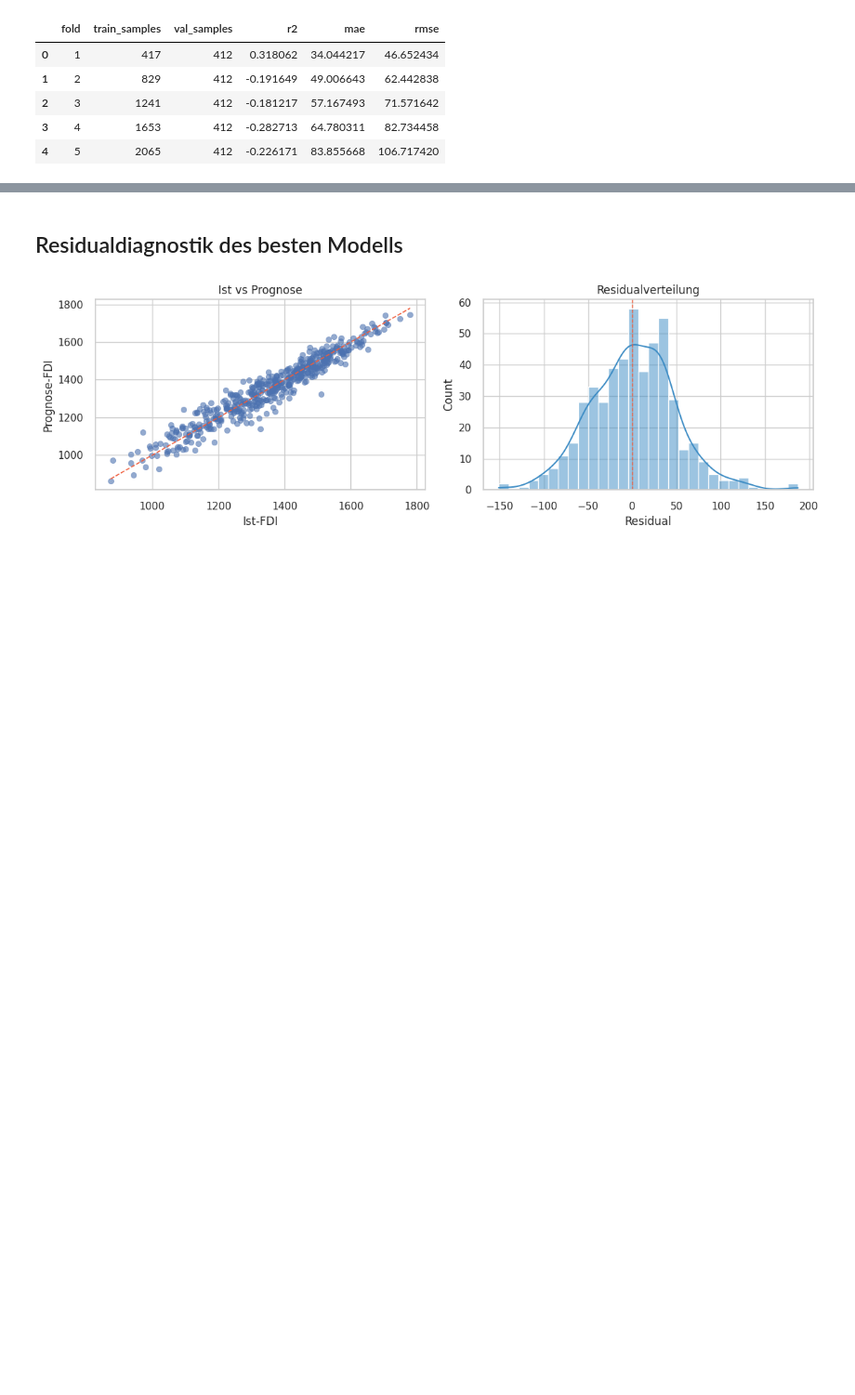
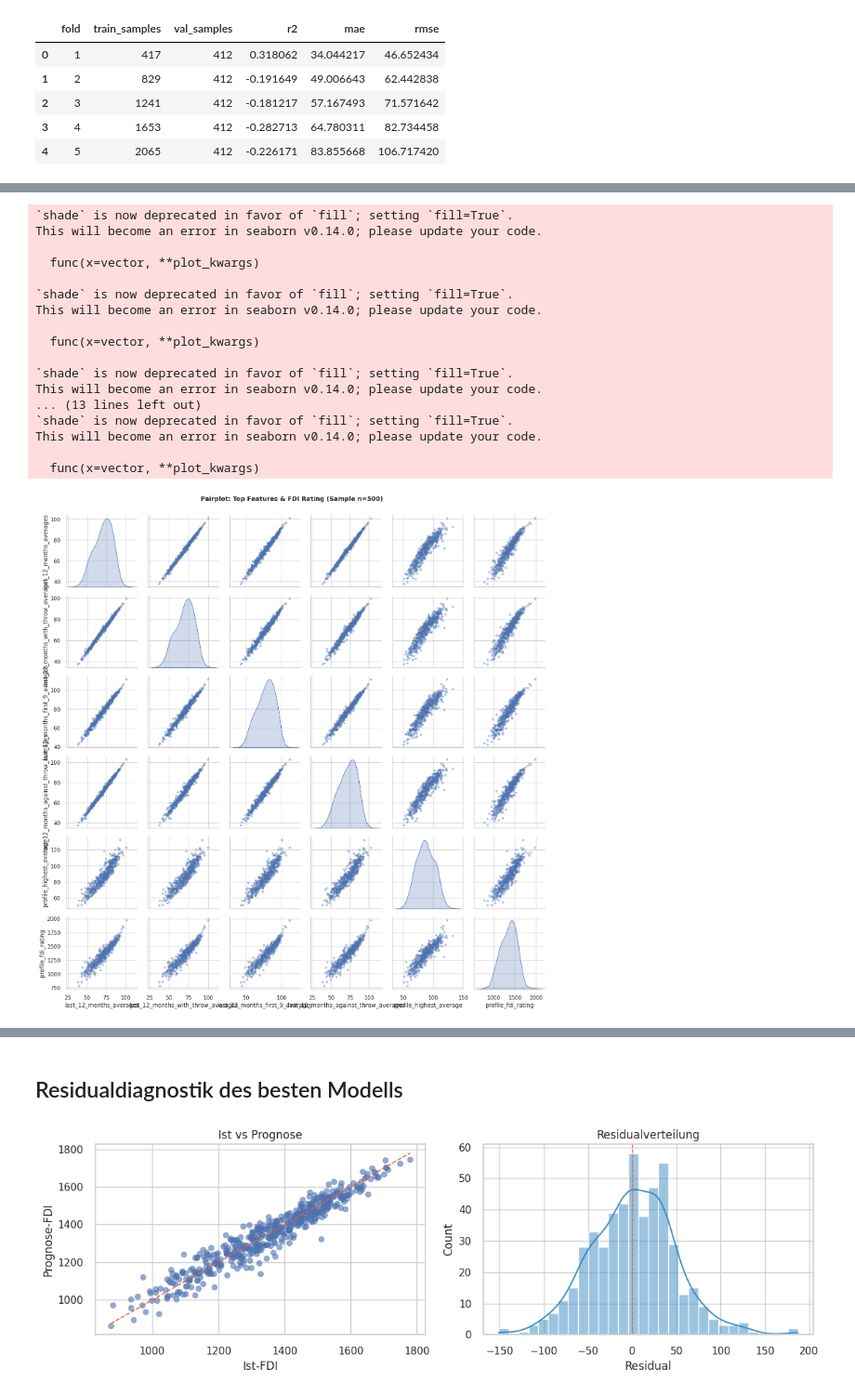
Before and after one commit to simon-w19/fdi-analytics, a Jupyter notebook: notebooks/fdi_rating_modeling.ipynb, the cells around one changed output, grey strips where cells are left out. Shown at 93% size. Drawn from its saved outputs; the diff is of its cells as text; code cells hidden in the pictures; blank space fills up the shorter version.

```diff
--- a/notebooks/fdi_rating_modeling.ipynb
+++ b/notebooks/fdi_rating_modeling.ipynb
@@ -28,9 +45,18 @@ from sklearn.model_selection import train_test_split, cross_validate, GridSearch
 from sklearn.metrics import r2_score, mean_absolute_error, mean_squared_error
 from sklearn.base import clone
 
-import joblib
+# ============================================================================
+# REFACTORED: Import production code aus pipeline/ statt Duplikation
+# ============================================================================
+from pipeline.features import (
+    engineer_features,
+    FEATURE_COLUMNS,
+    NUMERIC_FEATURES,
+    CATEGORICAL_FEATURES,
+    TARGET_COL,
+    DERIVED_FEATURES,
+)
+from pipeline.train import build_preprocessor
 
-plt.style.use("seaborn-v0_8")
-sns.set_theme(context="notebook", style="whitegrid", palette="deep")
 RANDOM_STATE = 42
 # %%
@@ -394,0 +1035,47 @@ PosixPath('/home/simon/code/hdm/statistics/template-repo-main/models/best_fdi_pi
+# %%
+print("\n" + "=" * 70)
+print("PAIRPLOT: TOP FEATURES & ZIELVARINALE")
+print("=" * 70)
+
+# Wähle Top-5 numerische Features + Target
+top_numeric = [f for f in importance_df.head(5)['feature'].tolist() if f in numeric_features]
+pairplot_cols = top_numeric + [target]
+
+# Begrenzte Sampling für Performance (Pairplot ist langsam bei 2000+ Zeilen)
+sample_size = min(500, len(X_train))
+sample_idx = np.random.choice(X_train.index, size=sample_size, replace=False)
+
+pairplot_data = model_df.loc[sample_idx, pairplot_cols].copy()
+
+print(f"\n📊 Erstelle Pairplot mit {len(pairplot_cols)} Features (Sample: {sample_size} Spieler)...")
+
+# Pairplot
+pair_plot = sns.pairplot(
+    pairplot_data,
+    diag_kind='kde',
+    plot_kws={'alpha': 0.4, 's': 20, 'edgecolor': None},
+    diag_kws={'shade': True, 'linewidth': 1}
+)
+
+pair_plot.fig.suptitle('Pairplot: Top Features & FDI Rating (Sample n=500)',
+                       fontsize=13, fontweight='bold', y=1.001)
+plt.tight_layout()
+plt.show()
+
+print(f"""
+✅ INTERPRETATION:
+
+Schaue auf die rechte Spalte (gegen FDI):
+- Sind die Punkte "linear" angeordnet (von unten-links zu oben-rechts)?
+  → JA = Linearitäts-Annahme erfüllt ✅
+  → NEIN (z.B. gekrümmt) = Log/Poly-Transformation könnte helfen ⚠️
+
+Schaue auf die unteren Zeilen (Features untereinander):
+- Sind die Punkte stark verklumpt (diagonal)?
+  → JA = Hohe Multikollinearität (Feature A = Feature B praktisch)
+  → NEIN = Features tragen unterschiedliche Information
+
+Ausreißer:
+- Einzelne Punkte weit weg? = Influential Player, später mit Cook's D prüfen
+""")
+# %% [output]
@@ -394,0 +1087,18 @@ PosixPath('/home/simon/code/hdm/statistics/template-repo-main/models/best_fdi_pi
+`shade` is now deprecated in favor of `fill`; setting `fill=True`.
+This will become an error in seaborn v0.14.0; please update your code.
+
+  func(x=vector, **plot_kwargs)
+
+`shade` is now deprecated in favor of `fill`; setting `fill=True`.
+This will become an error in seaborn v0.14.0; please update your code.
+
+  func(x=vector, **plot_kwargs)
+
+`shade` is now deprecated in favor of `fill`; setting `fill=True`.
+This will become an error in seaborn v0.14.0; please update your code.
+... (13 lines left out)
+`shade` is now deprecated in favor of `fill`; setting `fill=True`.
+This will become an error in seaborn v0.14.0; please update your code.
+
+  func(x=vector, **plot_kwargs)
+[figure, added]
```
Also changed, not shown: parts of 62 cells of this notebook, 8 other files.
